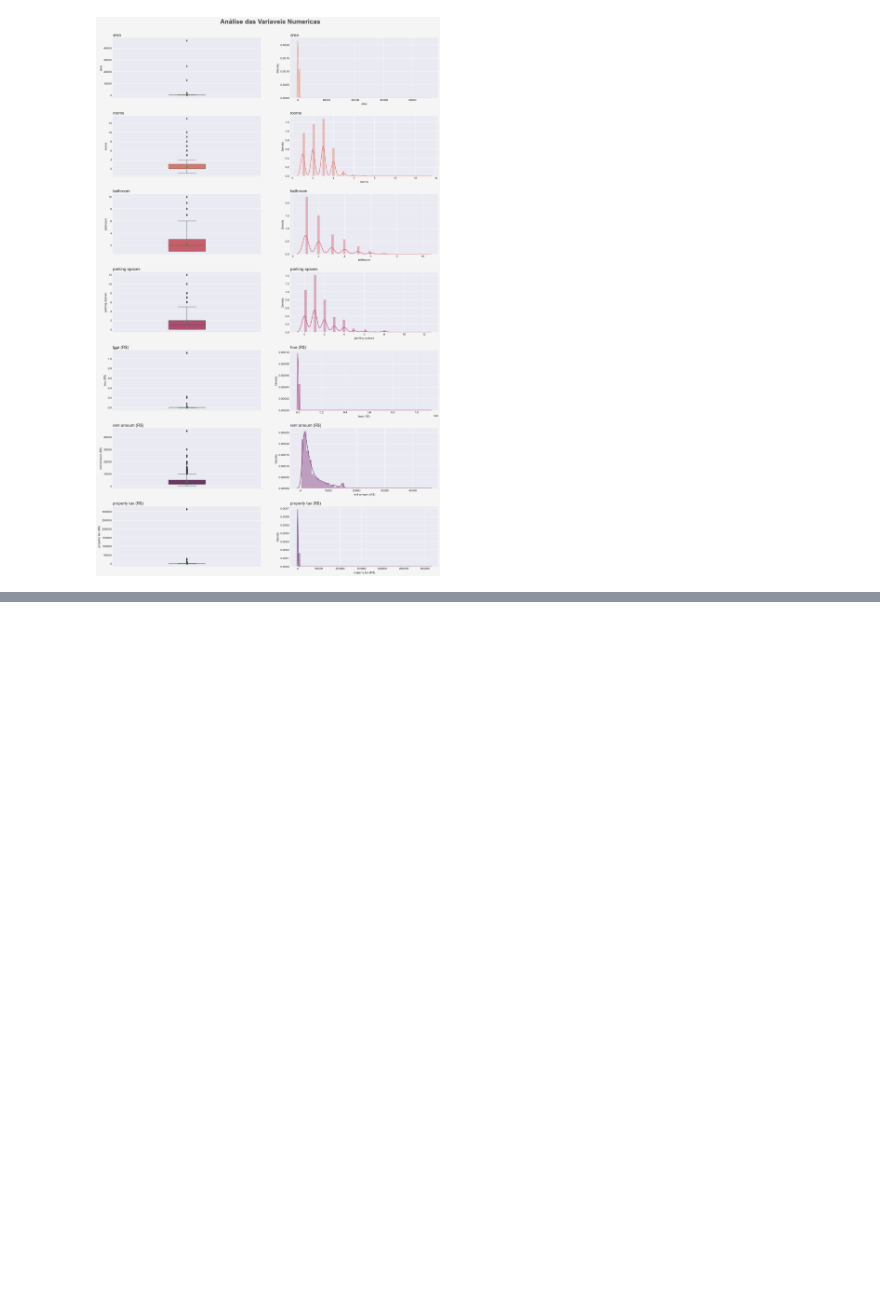
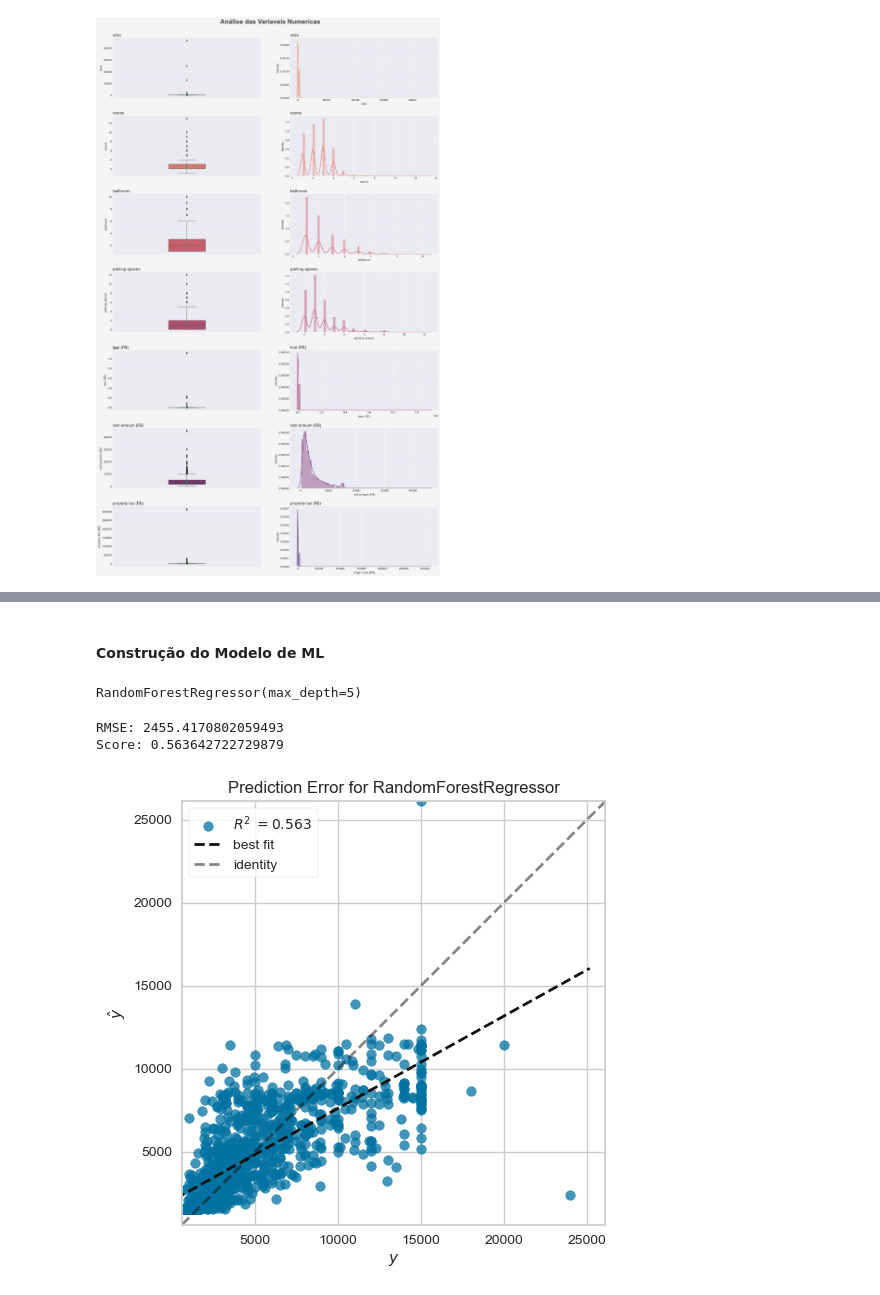
Before and after one commit to nandodevs/house-data-analysis, a Jupyter notebook: projeto.ipynb, the cells around one changed output, grey strips where cells are left out. Saved outputs shown, nothing was run; the diff lists cells and outputs as text; code cells hidden in the pictures; blank space fills up the shorter version.

```diff
--- a/projeto.ipynb
+++ b/projeto.ipynb
@@ -248,0 +446,11 @@ plt.subplots_adjust( top=0.95, hspace=0.3 )
+# %%
+#Separando dados
+from sklearn.model_selection import train_test_split
+
+# Divisão dos dados
+x_treino, x_teste, y_treino, y_teste = train_test_split(
+    caracteristicas, previsor, test_size=0.2, random_state=10
+)
+
+print(f'Dados de Treino: {x_treino.shape[0]} registros')
+print(f'Dados de Teste: {x_teste.shape[0]} registros')
@@ -248,0 +492,43 @@ plt.subplots_adjust( top=0.95, hspace=0.3 )
+# %% [markdown]
+#### Construção do Modelo de ML
+# %%
+# Modelo de Random Forest Regression
+from sklearn.ensemble import RandomForestRegressor
+
+# Instanciar o modelo
+modelo_floresta = RandomForestRegressor(max_depth=5)
+
+# Fitar o modelo
+modelo_floresta.fit(x_treino, y_treino)
+# %% [output]
+RandomForestRegressor(max_depth=5)
+# %%
+# Avaliar a performance
+previsoes = modelo_floresta.predict(x_teste)
+
+
+# Função para Avaliar
+
+from sklearn.metrics import mean_squared_error, r2_score
+from math import sqrt
+
+# Avaliando o modelo
+print(f'RMSE: {sqrt(mean_squared_error(y_teste, previsoes))}')
+print(f'Score: {r2_score(y_teste, previsoes)}')
+# %% [output]
+RMSE: 2455.4170802059493
+Score: 0.563642722729879
+# %%
+# Avaliando pelo YellowBrick
+from yellowbrick.regressor import PredictionError
+
+#Instanciando
+Modelo = RandomForestRegressor(max_depth=5)
+Erro_Modelo = PredictionError(Modelo)
+
+# Fitando modelo
+Erro_Modelo.fit(x_treino, y_treino)
+Erro_Modelo.score(x_teste, y_teste)
+Erro_Modelo.show();
+# %% [output]
+[figure, added]
```
Also changed, not shown: parts of 24 cells of this notebook, 1 other file.
